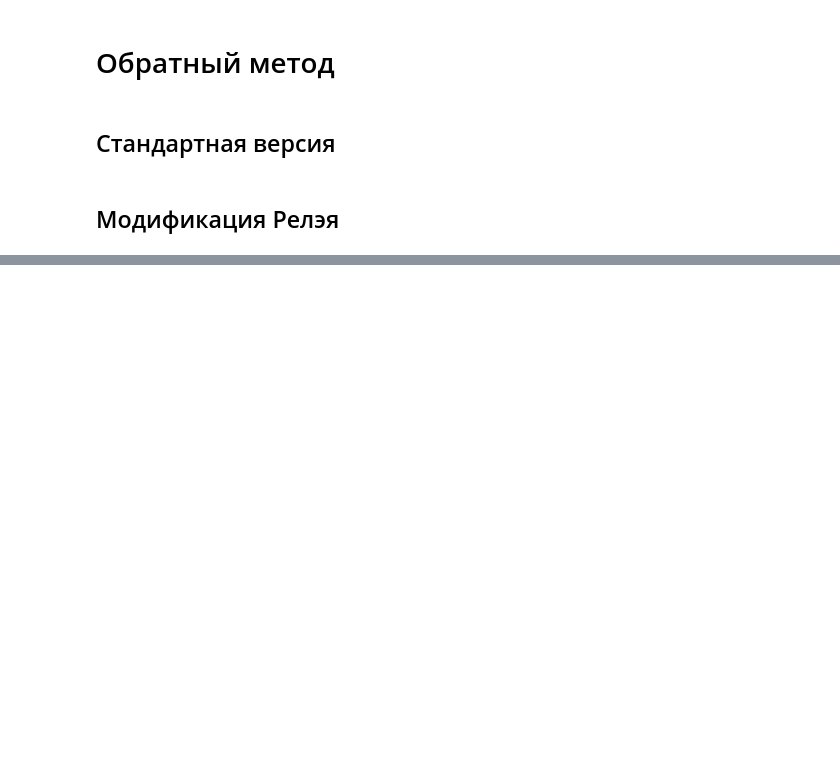
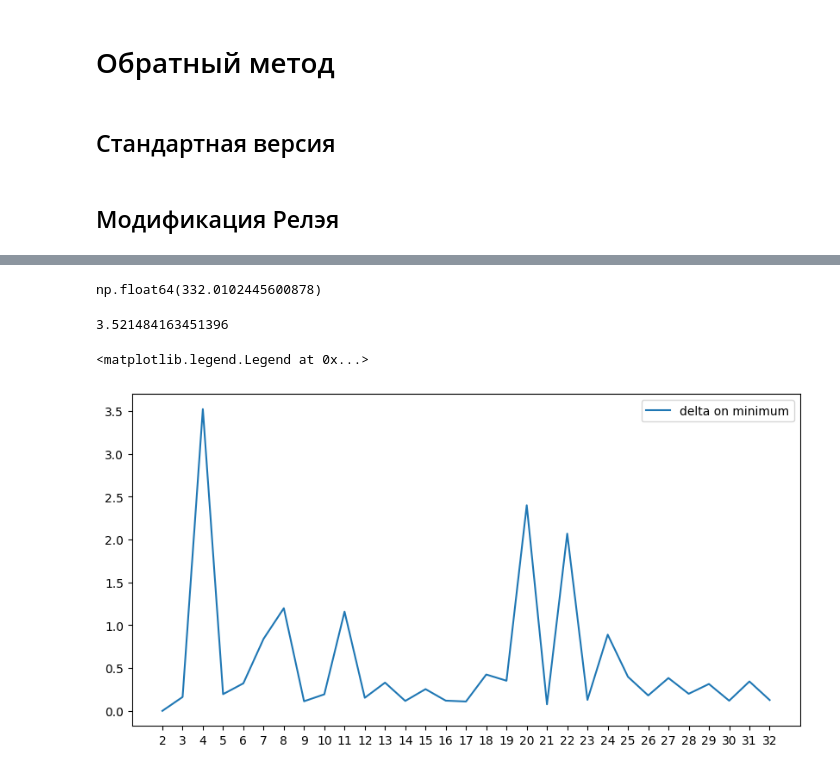
Before and after one commit to Jrol123/CalcMath, a Jupyter notebook: Course_prog/S5/main.ipynb, the cells around one changed output, grey strips where cells are left out. Saved outputs shown, nothing was run; the diff lists cells and outputs as text; code cells hidden in the pictures; blank space fills up the shorter version.

```diff
--- a/Course_prog/S5/main.ipynb
+++ b/Course_prog/S5/main.ipynb
@@ -331,0 +342,5 @@ inverse_iteration(A)
+# %%
+res_df = df[["size", "value_max_time", "value_min_def_time", "delta_max", "delta_min"]]
+plt.figure(figsize=(10, 5))
+x = range(FIRST_SIZE, LAST_SIZE + 1)
+res_df
@@ -331,0 +362,18 @@ inverse_iteration(A)
+# %%
+max(res_df["delta_min"])
+# %% [output]
+np.float64(332.0102445600878)
+# %%
+mean_res = res_df.groupby("size").mean()
+# %%
+print(max(mean_res['delta_min']))
+plt.figure(figsize=(10, 5))
+plt.xticks(ticks=x)
+
+plt.plot(mean_res["delta_min"])
+plt.legend(["delta on minimum"])
+# mean_res.plot()
+# %% [output]
+3.521484163451396
+<matplotlib.legend.Legend at 0x...>
+[figure, added]
```
Also changed, not shown: parts of 20 cells of this notebook, 2 other files.
